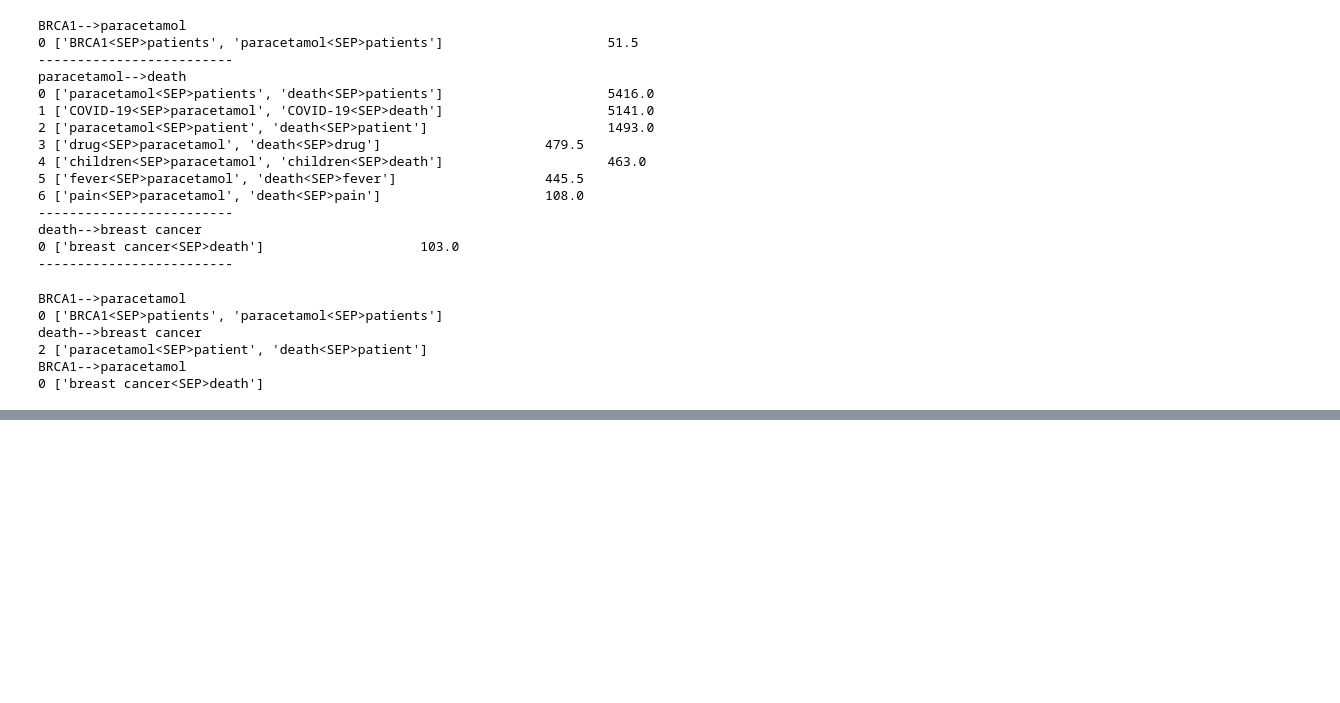
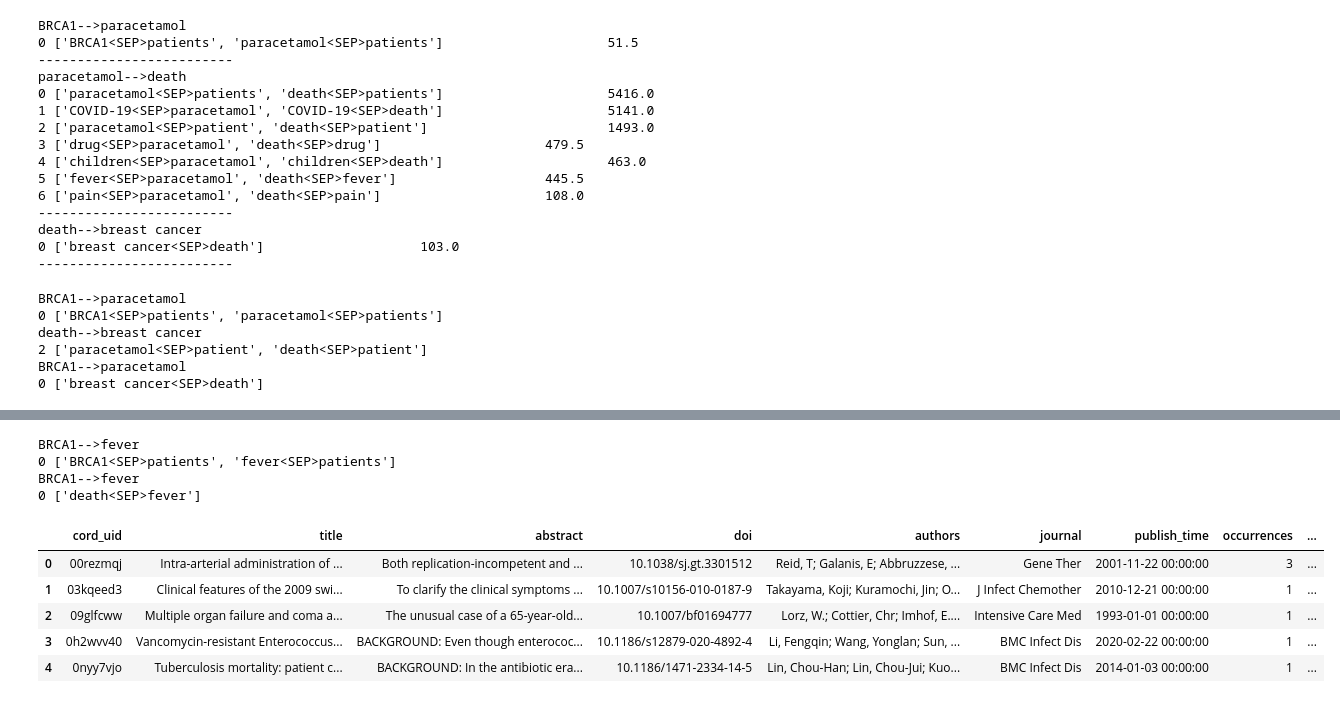
Before and after one commit to FrInve/agave, a Jupyter notebook: notebooks/dev.ipynb, the cells around one changed output, grey strips where cells are left out. Drawn from its saved outputs; the diff is of its cells as text; code cells hidden in the pictures; blank space fills up the shorter version.

```diff
--- a/notebooks/dev.ipynb
+++ b/notebooks/dev.ipynb
@@ -102,0 +150,7 @@ the_manager.gatherer.extracted_papers.head()
+# %%
+the_manager.select_path_single_chain([0,0])
+# %% [output]
+BRCA1-->fever
+0 ['BRCA1<SEP>patients', 'fever<SEP>patients']
+BRCA1-->fever
+0 ['death<SEP>fever']
@@ -102,0 +159,9 @@ the_manager.gatherer.extracted_papers.head()
+# %%
+the_manager.gatherer.extracted_papers.head()
+# %% [output]
+|  | cord_uid | title | abstract | doi | authors | journal | publish_time | occurrences | ... |
+| 0 | 00rezmqj | Intra-arterial administration of ... | Both replication-incompetent and ... | 10.1038/sj.gt.3301512 | Reid, T; Galanis, E; Abbruzzese, ... | Gene Ther | 2001-11-22 00:00:00 | 3 | ... |
+| 1 | 03kqeed3 | Clinical features of the 2009 swi... | To clarify the clinical symptoms ... | 10.1007/s10156-010-0187-9 | Takayama, Koji; Kuramochi, Jin; O... | J Infect Chemother | 2010-12-21 00:00:00 | 1 | ... |
+| 2 | 09glfcww | Multiple organ failure and coma a... | The unusual case of a 65-year-old... | 10.1007/bf01694777 | Lorz, W.; Cottier, Chr; Imhof, E.... | Intensive Care Med | 1993-01-01 00:00:00 | 1 | ... |
+| 3 | 0h2wvv40 | Vancomycin-resistant Enterococcus... | BACKGROUND: Even though enterococ... | 10.1186/s12879-020-4892-4 | Li, Fengqin; Wang, Yonglan; Sun, ... | BMC Infect Dis | 2020-02-22 00:00:00 | 1 | ... |
+| 4 | 0nyy7vjo | Tuberculosis mortality: patient c... | BACKGROUND: In the antibiotic era... | 10.1186/1471-2334-14-5 | Lin, Chou-Han; Lin, Chou-Jui; Kuo... | BMC Infect Dis | 2014-01-03 00:00:00 | 1 | ... |
```
Also changed, not shown: parts of 18 cells of this notebook, 3 other files.
